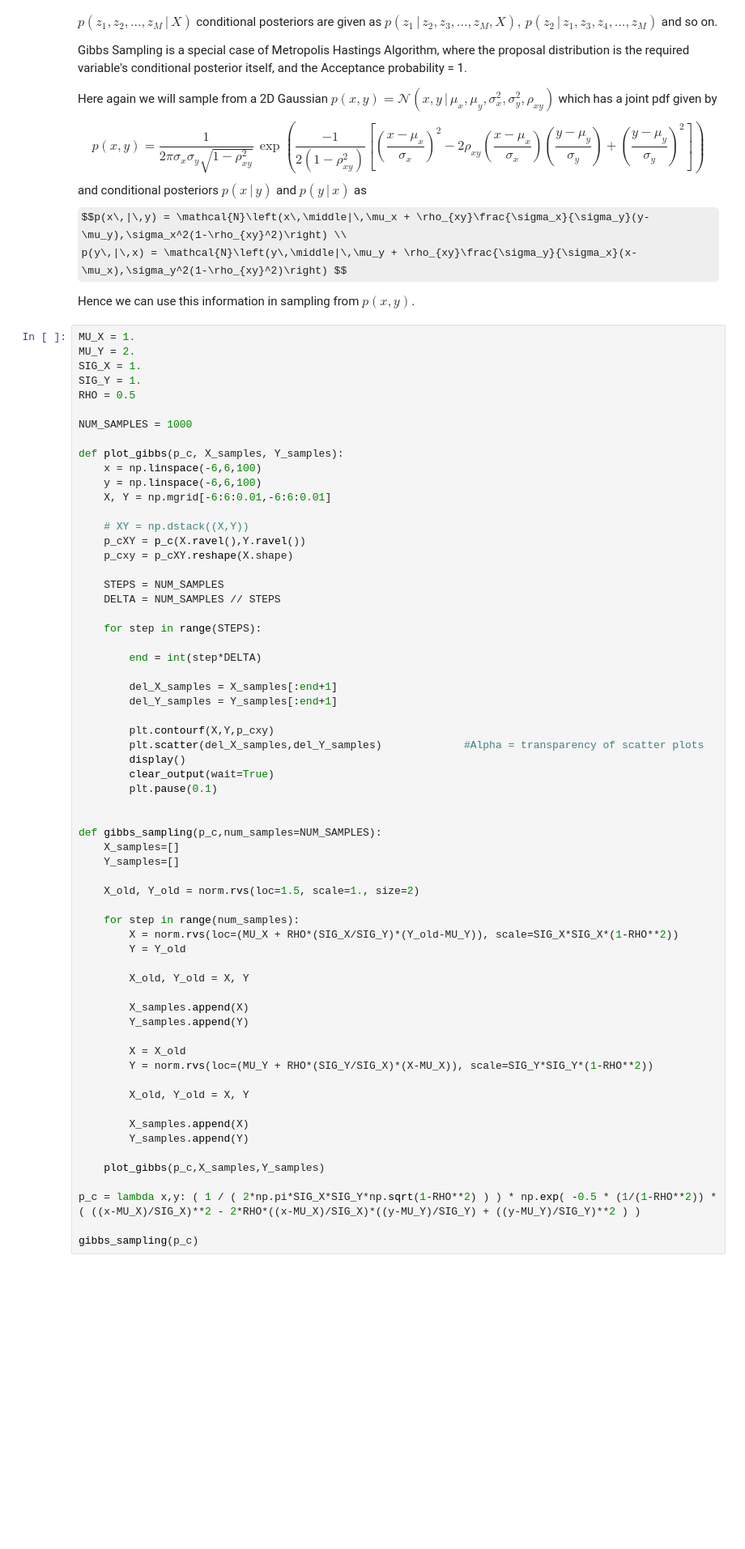
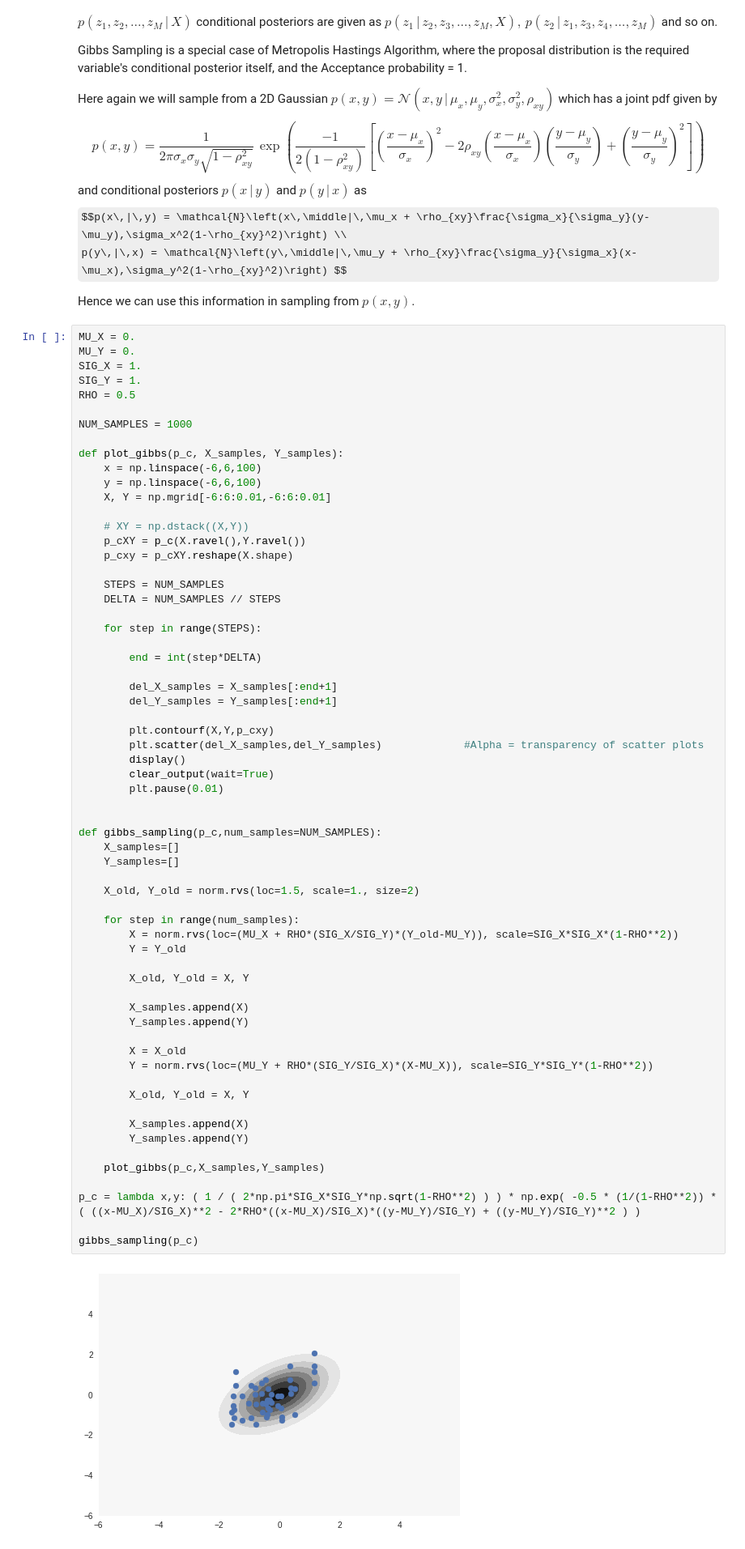
Before and after one commit to pulkitgo/Sampling-for-Approx-inference, a Jupyter notebook: PMI_Demo.ipynb, the cells around one changed output. Shown at 81% size. Cells and saved outputs as stored; diff of their text form; some formulas as TeX source; blank space fills up the shorter version.

```diff
--- a/PMI_Demo.ipynb
+++ b/PMI_Demo.ipynb
@@ -230,8 +230,8 @@ p(y\,|\,x) = \mathcal{N}\left(y\,\middle|\,\mu_y + \rho_{xy}\frac{\sigma_y}{\sig
 
 Hence we can use this information in sampling from $p(x,y).$
 # %%
-MU_X = 1.
-MU_Y = 2.
+MU_X = 0.
+MU_Y = 0.
 SIG_X = 1.
 SIG_Y = 1.
 RHO = 0.5
@@ -261,38 +261,39 @@ def plot_gibbs(p_c, X_samples, Y_samples):
         plt.scatter(del_X_samples,del_Y_samples)             #Alpha = transparency of scatter plots
         display()
         clear_output(wait=True)
-        plt.pause(0.1)
+        plt.pause(0.01)
 
 
 def gibbs_sampling(p_c,num_samples=NUM_SAMPLES):
     X_samples=[]
     Y_samples=[]
 
     X_old, Y_old = norm.rvs(loc=1.5, scale=1., size=2)
 
     for step in range(num_samples):
         X = norm.rvs(loc=(MU_X + RHO*(SIG_X/SIG_Y)*(Y_old-MU_Y)), scale=SIG_X*SIG_X*(1-RHO**2))
         Y = Y_old
 
         X_old, Y_old = X, Y
 
         X_samples.append(X)
         Y_samples.append(Y)
 
         X = X_old
         Y = norm.rvs(loc=(MU_Y + RHO*(SIG_Y/SIG_X)*(X-MU_X)), scale=SIG_Y*SIG_Y*(1-RHO**2))
 
         X_old, Y_old = X, Y
 
         X_samples.append(X)
         Y_samples.append(Y)
 
     plot_gibbs(p_c,X_samples,Y_samples)
 
 p_c = lambda x,y: ( 1 / ( 2*np.pi*SIG_X*SIG_Y*np.sqrt(1-RHO**2) ) ) * np.exp( -0.5 * (1/(1-RHO**2)) * ( ((x-MU_X)/SIG_X)**2 - 2*RHO*((x-MU_X)/SIG_X)*((y-MU_Y)/SIG_Y) + ((y-MU_Y)/SIG_Y)**2 ) )
 
 gibbs_sampling(p_c)
 # %% [output]
+[figure, added]
 KeyboardInterrupt:
 # %% [markdown]
 ## References
```
Also changed, not shown: parts of 1 cell of this notebook.
